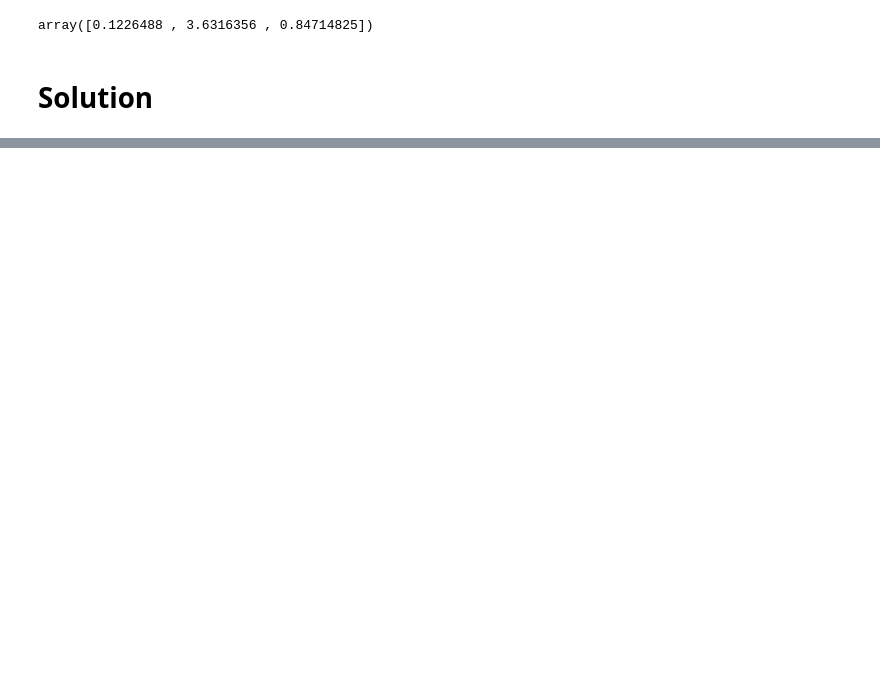
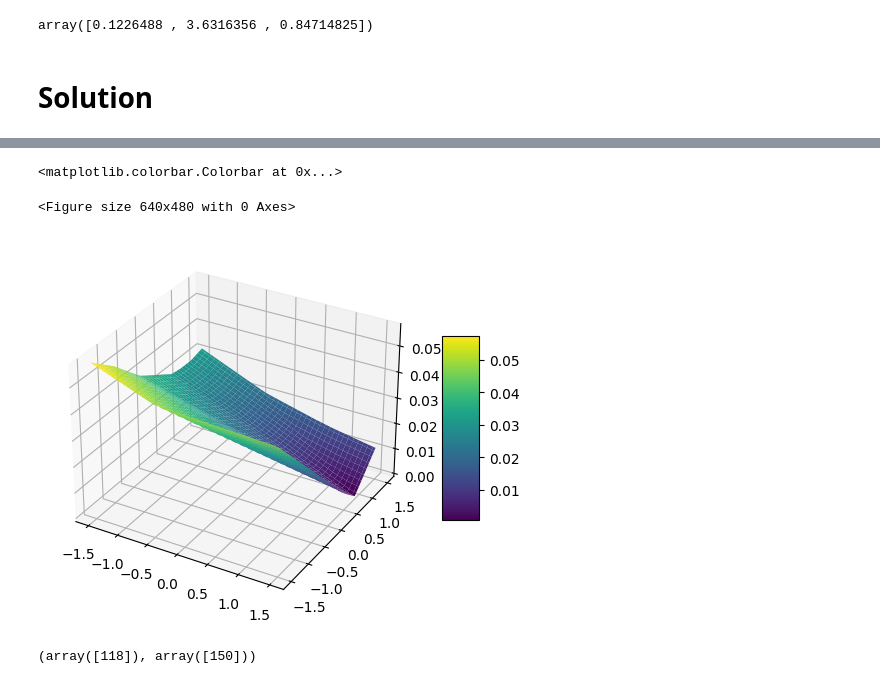
Before and after one commit to Alepescinaa/ScientificTools, a Jupyter notebook: Project1/Cp2/PINN.ipynb, the cells around one changed output, grey strips where cells are left out. Cells and saved outputs as stored; diff of their text form; code cells hidden in the pictures; blank space fills up the shorter version.

```diff
--- a/Project1/Cp2/PINN.ipynb
+++ b/Project1/Cp2/PINN.ipynb
@@ -252,0 +304,14 @@ Early stopping at epoch 1394
+# %%
+plt.figure()
+fig, ax = plt.subplots(subplot_kw={"projection": "3d"})
+surf = ax.plot_surface(X,Y,time_pred_net, cmap = 'viridis')
+ax.axes.set_zlim3d(bottom=0, top=np.max(time_pred))
+fig.colorbar(surf, ax=ax, shrink=0.5, aspect=5)
+# %% [output]
+<matplotlib.colorbar.Colorbar at 0x...>
+<Figure size 640x480 with 0 Axes>
+[figure, added]
+# %%
+np.where(time_pred_net==np.min(time_pred_net))
+# %% [output]
+(array([118]), array([150]))
```
Also changed, not shown: parts of 9 cells of this notebook.
